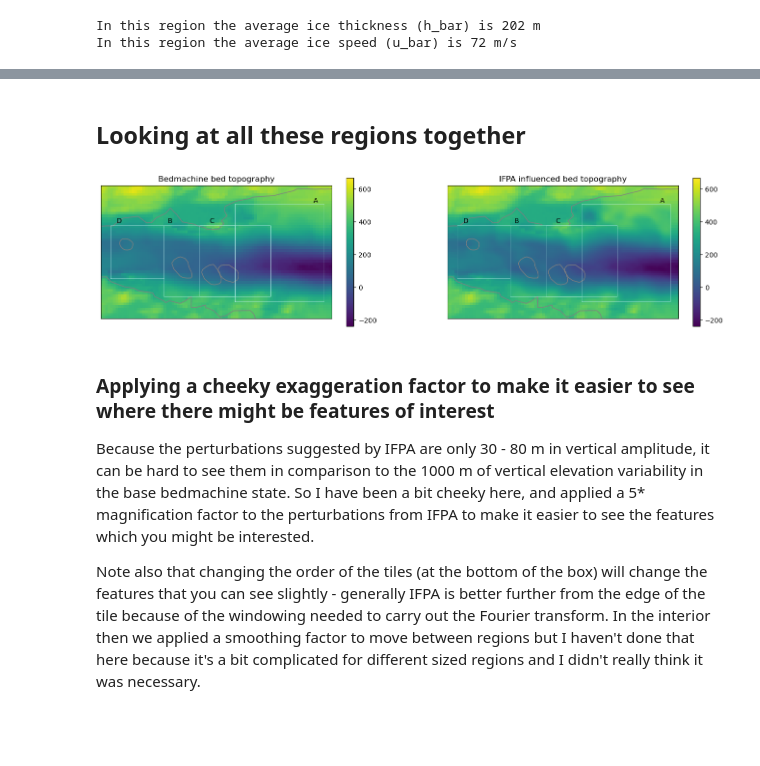
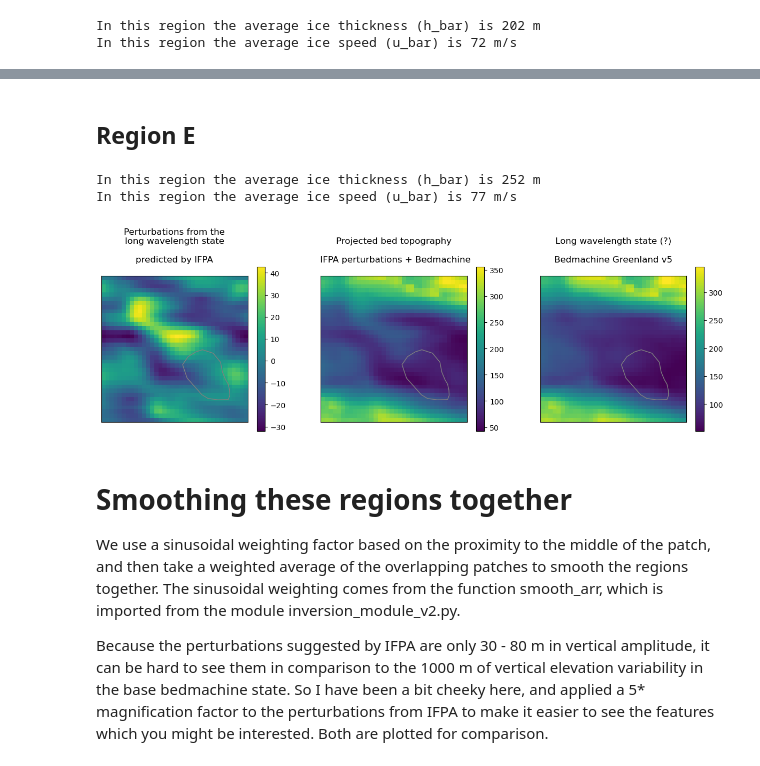
Before and after one commit to hockenden97/Inverting_ice_surface, a Jupyter notebook: IFPA_Isunguata_Sermia.ipynb, the cells around one changed output, grey strips where cells are left out. Cells and saved outputs as stored; diff of their text form; code cells hidden in the pictures; blank space fills up the shorter version.

Commit message:
Smoothed regions together and added geotiff saving

```diff
--- a/IFPA_Isunguata_Sermia.ipynb
+++ b/IFPA_Isunguata_Sermia.ipynb
@@ -590,43 +576,36 @@ fig.savefig('IS_regionD.png', dpi = 200, bbox_inches = 'tight')
-# %% [markdown]
-## Looking at all these regions together ##
-# %%
-fig, ax = plt.subplots(1,2, figsize = (17,4))
-titles = ['Bedmachine bed topography', 'IFPA influenced bed topography']
-for i in range(2):
-    im = ax[i].pcolor(X_bedmach, Y_bedmach, bed)
-    plt.colorbar(im, ax = ax[i])
-    GrLaGrLi.plot(ax = ax[i], facecolor = 'None', edgecolor='grey')
-    Elevation_anomalies.plot(ax = ax[i], facecolor = 'None', edgecolor='grey', zorder = 20)
-    IceMask.plot(ax= ax[i], facecolor = 'None', edgecolor='grey')
-    ax[i].get_xaxis().set_ticks([]); ax[i].get_yaxis().set_ticks([]);
-    #ax[i].set_xlim(np.min(X_coord), np.max(X_coord))
-    #ax[i].set_ylim(np.min(Y_coord), np.max(Y_coord))
-    ax[i].set_xlim(-0.231e6, -0.218e6)
-    ax[i].set_ylim(-2.4965e6, -2.489e6)
-    ax[i].plot(*poly_data2.exterior.xy, color = '#c6f5f3', linewidth = 0.5, zorder = 20)
-    ax[i].plot(*poly_data3.exterior.xy, color = '#c6f5f3', linewidth = 0.5, zorder = 20)
-    ax[i].plot(*poly_data4.exterior.xy, color = '#c6f5f3', linewidth = 0.5, zorder = 20)
-    ax[i].plot(*poly_data5.exterior.xy, color = '#c6f5f3', linewidth = 0.5, zorder = 20)
-    ax[i].set_title(titles[i])
-    ax[i].annotate('A', xy = (2,1), xytext = (0.93, 0.87), xycoords = 'axes fraction', ha = 'center', color = 'k');
-    ax[i].annotate('B', xy = (2,1), xytext = (0.3, 0.72), xycoords = 'axes fraction', ha = 'center', color = 'k');
-    ax[i].annotate('C', xy = (2,1), xytext = (0.48, 0.72), xycoords = 'axes fraction', ha = 'center', color = 'k');
-    ax[i].annotate('D', xy = (2,1), xytext = (0.08, 0.72), xycoords = 'axes fraction', ha = 'center', color = 'k');
-im1 = ax[1].imshow(B_ift_A.real + bed_interp_A, extent = boundsA, zorder = 10)
-im1.set_clim(np.min(bed), np.max(bed))
-im1 = ax[1].imshow(B_ift_B.real + bed_interp_B, extent = boundsB, zorder = 10)
-im1.set_clim(np.min(bed), np.max(bed))
-im1 = ax[1].imshow(B_ift_C.real + bed_interp_C, extent = boundsC, zorder = 10)
-im1.set_clim(np.min(bed), np.max(bed))
-im1 = ax[1].imshow(B_ift_D.real + bed_interp_D, extent = boundsD, zorder = 10)
-im1.set_clim(np.min(bed), np.max(bed))
-
-fig.savefig('IS_overview.png', dpi = 200, bbox_inches = 'tight')
-# %% [output]
-[figure, removed]
+# %% [markdown]
+## Region E ##
+# %%
+# Apply IFPA to the grid
+B_ift_E, bed_interp_E, X_small_E, Y_small_E, S_small, U_small, V_small, SURF_interp, VX_rot, VY_rot, ice_direct, S_4inv, U_4inv, V_4inv = \
+    IFPA(X_coord, Y_coord, ArcticDEM2, Uvel, Vvel, X_bedmach, Y_bedmach, bed, thick, boundsE)
+# %% [output]
+In this region the average ice thickness (h_bar) is 252 m
+In this region the average ice speed (u_bar) is 77 m/s
+# %%
+fig, ax = plt.subplots(1,3, figsize = (15,4))
+im = [[],[],[]]
+titles = ['Perturbations from the\nlong wavelength state\n\npredicted by IFPA\n',\
+          'Projected bed topography\n\n IFPA perturbations + Bedmachine\n',\
+          'Long wavelength state (?)\n\nBedmachine Greenland v5\n']
+im[0] = ax[0].imshow(B_ift_E.real, extent = boundsE)
+im[1] = ax[1].imshow(bed_interp_E+ B_ift_E.real, extent = boundsE)
+im[2] = ax[2].imshow(bed_interp_E, extent = boundsE)
+for i in range(3):
+    plt.colorbar(im[i], ax = ax[i])
+    ax[i].set_title(titles[i])
+    GrLaGrLi.plot(ax = ax[i], facecolor = 'None', edgecolor='grey')
+    ax[i].get_xaxis().set_ticks([]); ax[i].get_yaxis().set_ticks([]);
+    ax[i].set_xlim(boundsE[0], boundsE[1])
+    ax[i].set_ylim(boundsE[2], boundsE[3])
+    Elevation_anomalies.plot(ax = ax[i], facecolor = 'None', edgecolor='grey', zorder = 20)
+
+fig.savefig('IS_regionE.png', dpi = 200, bbox_inches = 'tight')
+# %% [output]
+[figure, added]
 # %% [markdown]
-### Applying a cheeky exaggeration factor to make it easier to see where there might be features of interest ###
+# Smoothing these regions together #
 
-Because the perturbations suggested by IFPA are only 30 - 80 m in vertical amplitude, it can be hard to see them in comparison to the 1000 m of vertical elevation variability in the base bedmachine state. So I have been a bit cheeky here, and applied a 5* magnification factor to the perturbations from IFPA to make it easier to see the features which you might be interested.
+We use a sinusoidal weighting factor based on the proximity to the middle of the patch, and then take a weighted average of the overlapping patches to smooth the regions together. The sinusoidal weighting comes from the function smooth_arr, which is imported from the module inversion_module_v2.py.
 
-Note also that changing the order of the tiles (at the bottom of the box) will change the features that you can see slightly - generally IFPA is better further from the edge of the tile because of the windowing needed to carry out the Fourier transform. In the interior then we applied a smoothing factor to move between regions but I haven't done that here because it's a bit complicated for different sized regions and I didn't really think it was necessary.
+Because the perturbations suggested by IFPA are only 30 - 80 m in vertical amplitude, it can be hard to see them in comparison to the 1000 m of vertical elevation variability in the base bedmachine state. So I have been a bit cheeky here, and applied a 5* magnification factor to the perturbations from IFPA to make it easier to see the features which you might be interested. Both are plotted for comparison.
```
Also changed, not shown: parts of 20 cells of this notebook.
